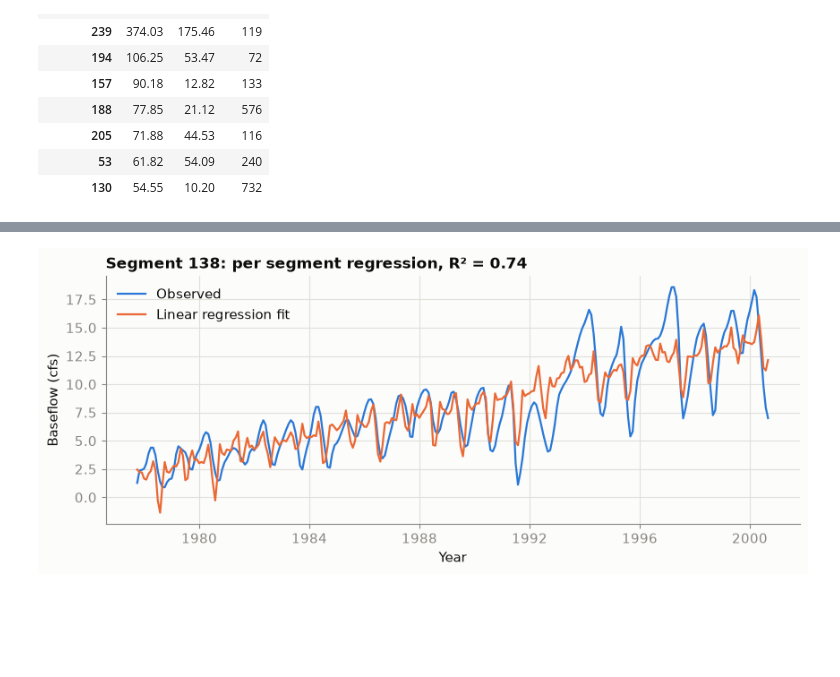
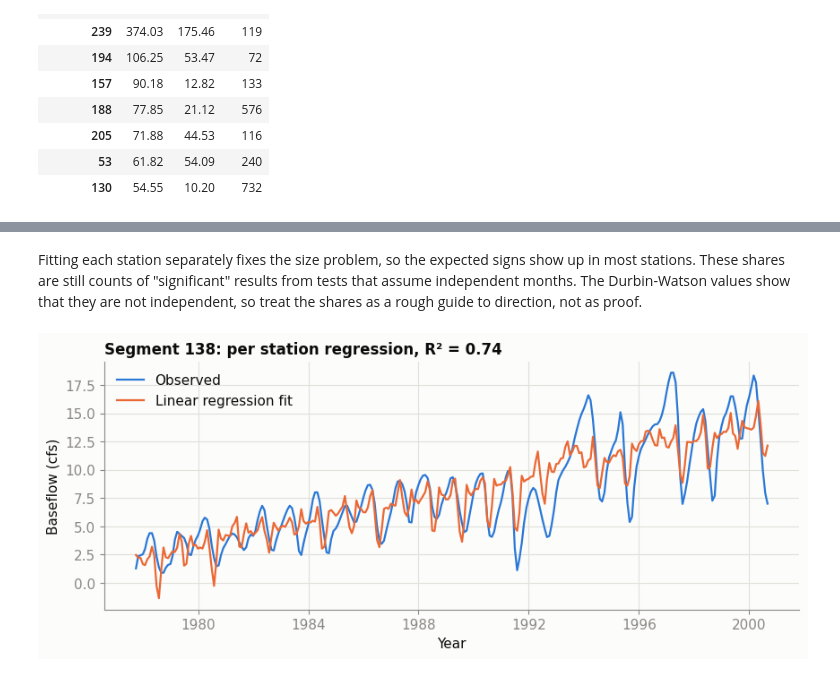
Before and after one commit to MaDufie/cs6830_project6, a Jupyter notebook: project6.ipynb, the cells around one changed output, grey strips where cells are left out. Cells and saved outputs as stored; diff of their text form; code cells hidden in the pictures; blank space fills up the shorter version.

```diff
--- a/project6.ipynb
+++ b/project6.ipynb
@@ -225,4 +330,0 @@ Model A, full data R² = 0.13
-# %%
-olsC = sm.OLS(df['Observed'], sm.add_constant(X.astype(float))).fit()
-print('Model C, full data R² =', round(olsC.rsquared, 3))
-olsC.summary2().tables[1].loc[['const'] + features].round(4)
@@ -236,0 +487,16 @@ Model C, full data R² = 0.807
+# %%
+level = d.loc[train_mask].groupby('station')['Observed'].mean()
+sc = d['station'].map(level)
+fit = train_mask & (sc.abs() > 0.5)
+Xr = sm.add_constant(d.loc[fit, BASE])
+yr = (d['Observed'] / sc)[fit]
+ols_rel = sm.OLS(yr, Xr).fit(cov_type='cluster', cov_kwds={'groups': d.loc[fit, 'station']})
+ols_plain = sm.OLS(yr, Xr).fit()
+tab = pd.DataFrame({'coef': ols_rel.params, 'p (ordinary)': ols_plain.pvalues, 'p (clustered by station)': ols_rel.pvalues})
+tab['meaning'] = ''
+tab.loc['Date', 'meaning'] = f"{ols_rel.params['Date'] * 365.25 * 100:+.1f} points of normal flow per year"
+tab.loc['Evapotranspiration', 'meaning'] = f"{ols_rel.params['Evapotranspiration'] * 100:+.1f} points per unit of ET"
+tab.loc['Precipitation', 'meaning'] = f"{ols_rel.params['Precipitation'] * 100:+.1f} points per unit of precipitation"
+tab.loc['Irrigation_pumping', 'meaning'] = f"{ols_rel.params['Irrigation_pumping'] * 100:+.1f} points per unit of pumping (positive: more pumping, less flow)"
+print('Relative model fitted on 1939-1989, stations:', fit.sum(), 'rows from', d.loc[fit, 'station'].nunique(), 'stations')
+tab.round(4)
@@ -241,23 +556,27 @@ A single pooled model forces one climate response on every river. Fitting a sepa
 # %%
 rows = []
-for seg, g in df.groupby('Segment_id'):
+for s, g in clean.groupby('station'):
     if len(g) < 30:
         continue
-    cols = [c for c in features if g[c].nunique() > 1]
+    cols = [c for c in BASE if g[c].nunique() > 1]
     r = sm.OLS(g['Observed'], sm.add_constant(g[cols])).fit()
-    row = {'Segment_id': seg, 'n': len(g), 'r2': r.rsquared, 'mean_bf': g['Observed'].mean()}
+    row = {'station': s, 'Segment_id': int(g['Segment_id'].iloc[0]), 'n': len(g), 'r2': r.rsquared,
+           'mean_bf': g['Observed'].mean(), 'dw': sst.durbin_watson(r.resid)}
     for c in cols:
         row[f'coef_{c}'] = r.params[c]
         row[f'p_{c}'] = r.pvalues[c]
     rows.append(row)
 per = pd.DataFrame(rows)
-print('Segments modeled:', len(per))
+print('Stations modeled:', len(per))
 print('R² quartiles:', per['r2'].quantile([0.25, 0.5, 0.75]).round(3).to_dict())
 sig_pr = ((per['coef_Precipitation'] > 0) & (per['p_Precipitation'] < 0.05)).mean()
+sig_et = ((per['coef_Evapotranspiration'] < 0) & (per['p_Evapotranspiration'] < 0.05)).mean()
 sig_dt = ((per['coef_Date'] < 0) & (per['p_Date'] < 0.05)).mean()
 print(f'Share with significant positive precipitation effect: {sig_pr:.0%}')
+print(f'Share with significant negative evapotranspiration effect: {sig_et:.0%}')
 print(f'Share with significant negative time trend: {sig_dt:.0%}')
 pumped = per[per['coef_Irrigation_pumping'].notna()]
 sig_pu = ((pumped['coef_Irrigation_pumping'] > 0) & (pumped['p_Irrigation_pumping'] < 0.05)).mean()
-print(f'Pumped segments: {len(pumped)}; share with significant pumping effect in the expected direction: {sig_pu:.0%}')
+print(f'Pumped stations: {len(pumped)}; share with significant pumping effect in the expected direction: {sig_pu:.0%}')
+print(f"Median Durbin-Watson statistic: {per['dw'].median():.2f}  (2 means independent errors; values near 0 mean neighboring months are strongly related)")
 # %% [output]
@@ -278,17 +590,17 @@ plt.show()
+# %% [markdown]
+Fitting each station separately fixes the size problem, so the expected signs show up in most stations. These shares are still counts of "significant" results from tests that assume independent months. The Durbin-Watson values show that they are not independent, so treat the shares as a rough guide to direction, not as proof.
 # %%
 best = per.sort_values('r2', ascending=False).iloc[0]
-seg_id = int(best['Segment_id'])
-g = df[df['Segment_id'] == seg_id].sort_values('date')
-cols = [c for c in features if g[c].nunique() > 1]
+g = clean[clean['station'] == int(best['station'])].sort_values('date')
+cols = [c for c in BASE if g[c].nunique() > 1]
 r = sm.OLS(g['Observed'], sm.add_constant(g[cols])).fit()
 fig, ax = plt.subplots(figsize=(10, 3.6))
 ax.plot(g['date'], g['Observed'], color=BLUE, lw=1.6, label='Observed')
 ax.plot(g['date'], r.fittedvalues, color=ORANGE, lw=1.6, label='Linear regression fit')
 ax.set_ylabel('Baseflow (cfs)')
 ax.set_xlabel('Year')
 ax.legend(frameon=False)
-ax.set_title(f'Segment {seg_id}: per segment regression, R² = {best["r2"]:.2f}',
-             loc='left', fontweight='bold')
+ax.set_title(f"Segment {int(best['Segment_id'])}: per station regression, R² = {best['r2']:.2f}", loc='left', fontweight='bold')
 plt.show()
 # %% [output]
-[figure, old version]
+[figure, new version]
```
Also changed, not shown: parts of 47 cells of this notebook, 5 other files.
